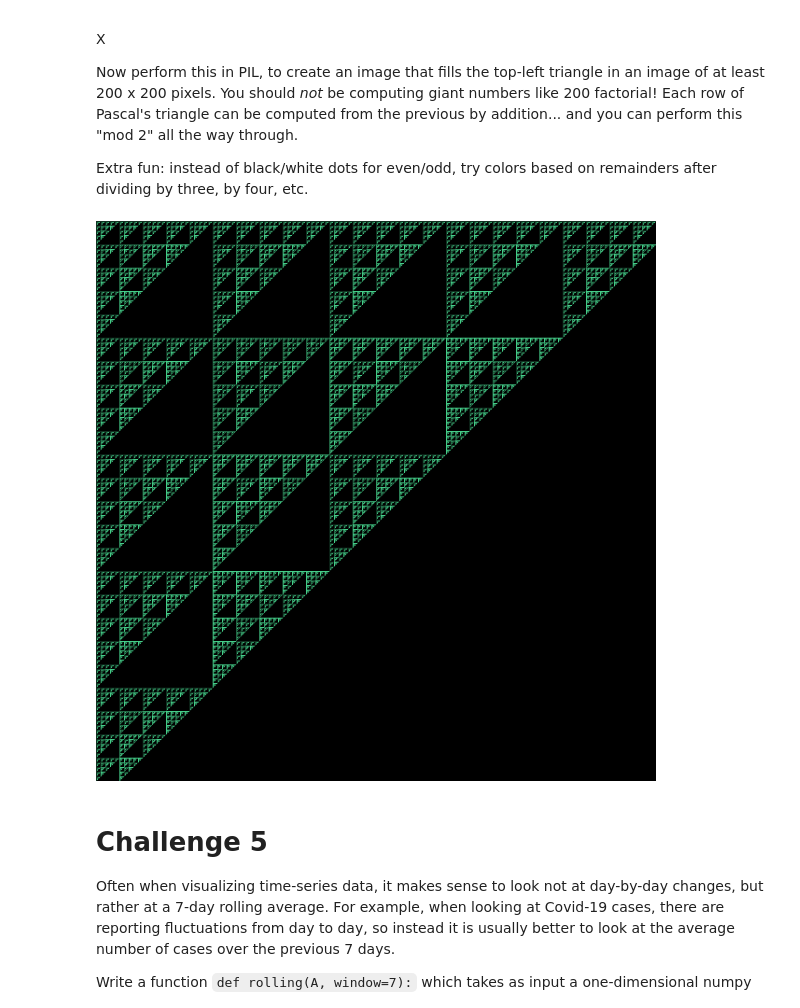
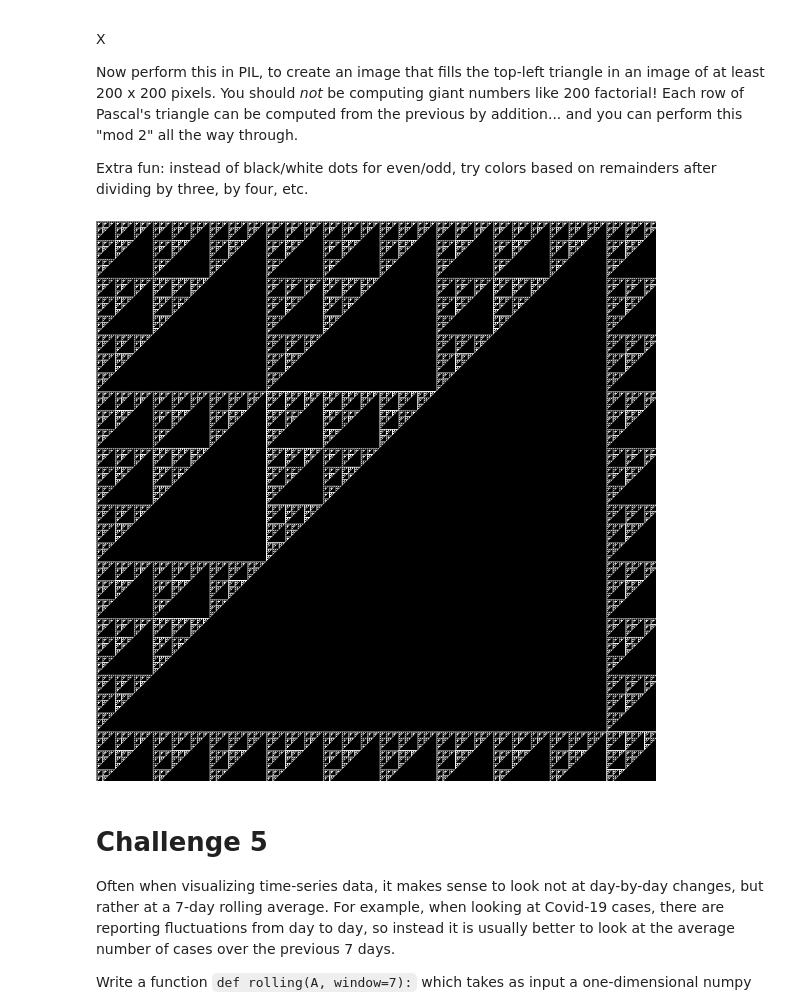
Before and after one commit to jdvallad/Math-152, a Jupyter notebook: P4M_Notebook_5.ipynb, the cells around one changed output. Cells and saved outputs as stored; diff of their text form; code cells hidden in the pictures.

```diff
--- a/P4M_Notebook_5.ipynb
+++ b/P4M_Notebook_5.ipynb
@@ -322,25 +322,17 @@ Extra fun:  instead of black/white dots for even/odd, try colors based on remain
 # %%
 from PIL import Image
 def pascal_image(width, base):
     output = np.zeros(shape = (width,width))
     output[0,:] = 1
     output[:,0] = 1
     for r in range(1, width):
         for c in range(1,width):
             output[r][c] = (output[r-1][c] + output[r][c-1]) % base
-    red = (85.33 * output) / base
-    green = 0. * red
-    blue = 2. * red
-    rgb_array = np.zeros((width,width,3),dtype = np.uint8)
-    rgb_array[:,:,0] = red
-    rgb_array[:,:,1] = green
-    rgb_array[:,:,2] = blue
-    return Image.fromarray(rgb_array)
+    return Image.fromarray((output * 255.99 / (base - 1)).astype(np.uint8))
 
-image = pascal_image(600,5)
-display(image)
+display(pascal_image(800,3))
 # %% [output]
-[figure, old version]
+[figure, new version]
 # %% [markdown]
 # Challenge 5
 
```
